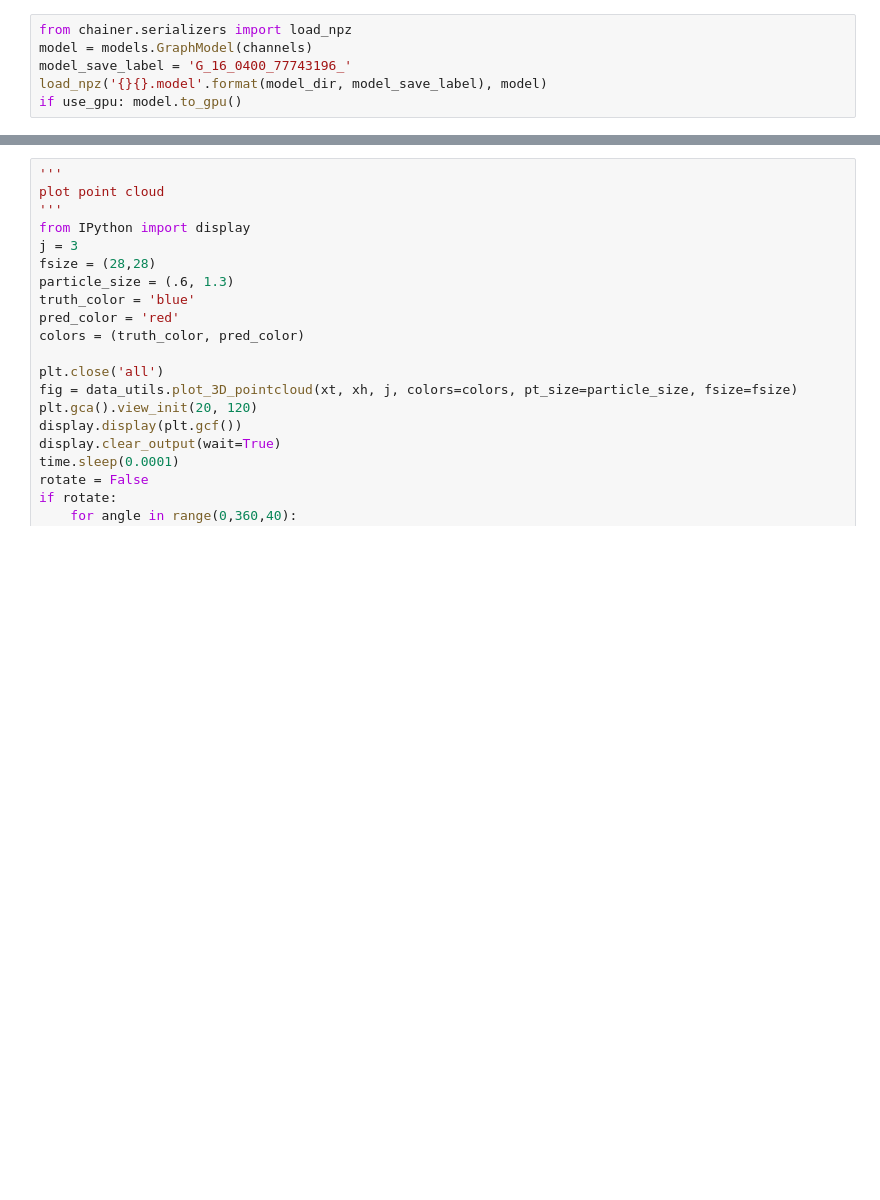
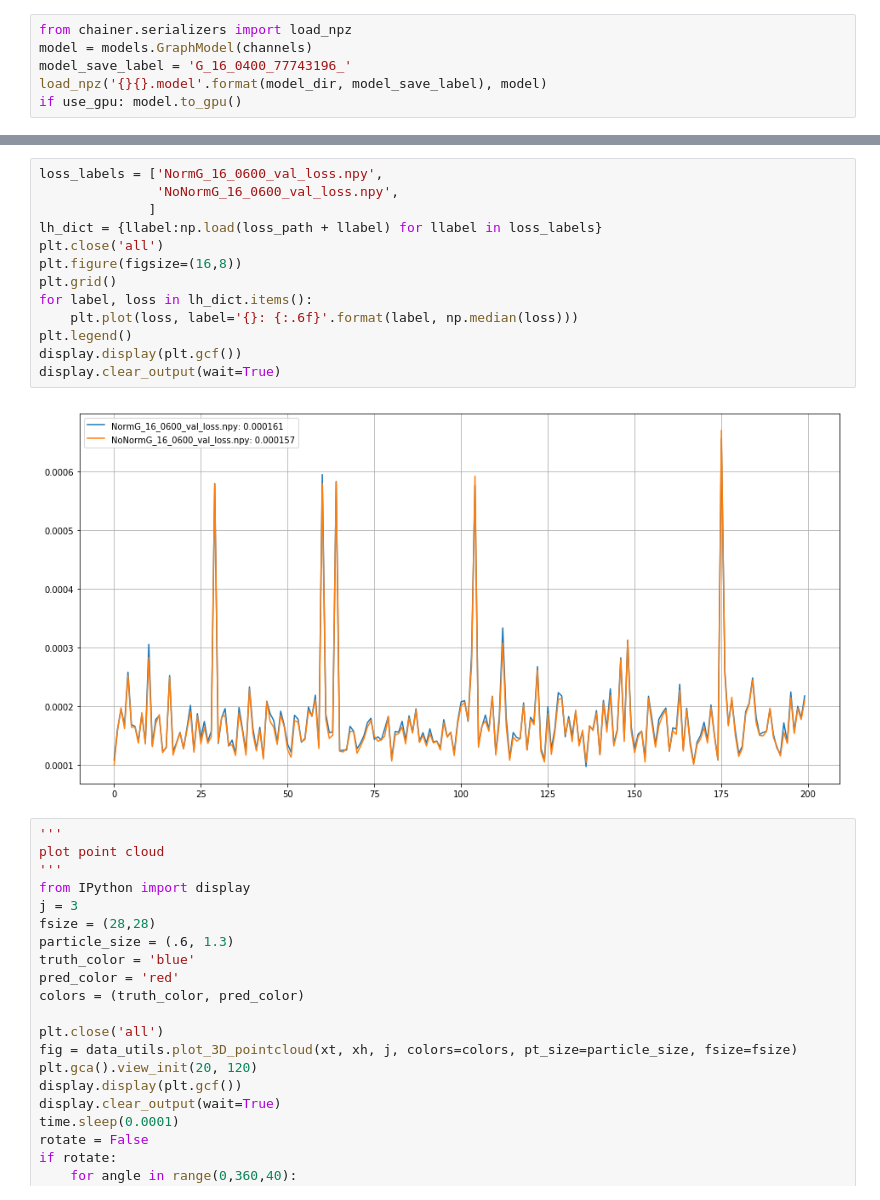
Before and after one commit to evdcush/N-Body_PointCloudEvolution, a Jupyter notebook: train.ipynb, the cells around one changed output, grey strips where cells are left out. Drawn from its saved outputs; the diff is of its cells as text; blank space fills up the shorter version.

```diff
--- a/train.ipynb
+++ b/train.ipynb
@@ -323,3 +215,18 @@ G_16_0400_77743196_: validation avg 9.020961908390746e-05
+# %%
+loss_labels = ['NormG_16_0600_val_loss.npy',
+               'NoNormG_16_0600_val_loss.npy',
+              ]
+lh_dict = {llabel:np.load(loss_path + llabel) for llabel in loss_labels}
+plt.close('all')
+plt.figure(figsize=(16,8))
+plt.grid()
+for label, loss in lh_dict.items():
+    plt.plot(loss, label='{}: {:.6f}'.format(label, np.median(loss)))
+plt.legend()
+display.display(plt.gcf())
+display.clear_output(wait=True)
+# %% [output]
+[figure, added]
 # %%
 '''
 plot point cloud
```
Also changed, not shown: parts of 13 cells of this notebook.
